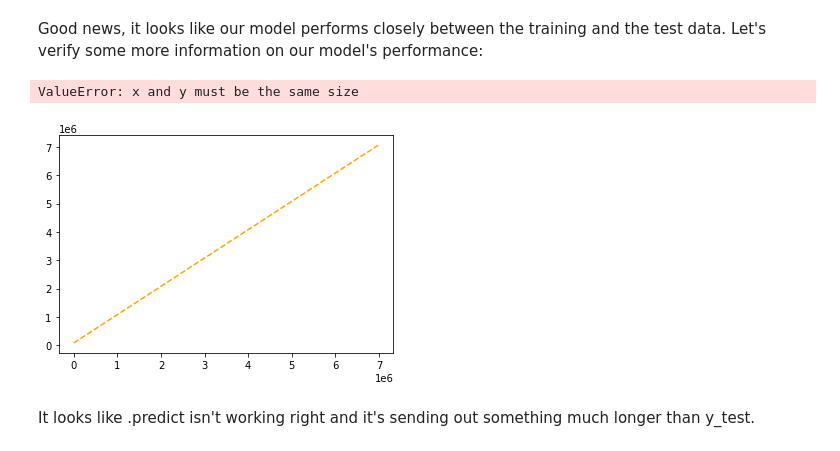
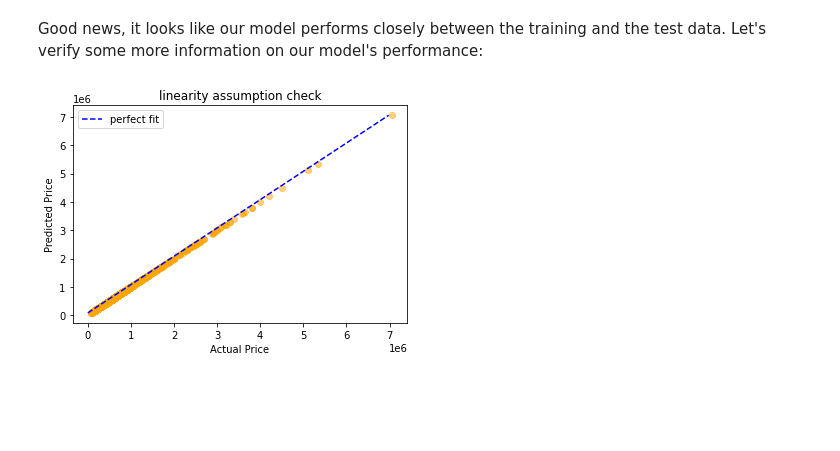
Before and after one commit to joeldmott/dsc-phase-2-project-v2-3, a Jupyter notebook: student.ipynb, the cells around one changed output. Drawn from its saved outputs; the diff is of its cells as text; code cells hidden in the pictures; blank space fills up the shorter version.

Commit message:
finished notebook and added two images for the presentation

```diff
--- a/student.ipynb
+++ b/student.ipynb
@@ -845,0 +732,7 @@ X_test
+# %%
+X_test['date'] = pd.to_datetime(X_test['date'])
+X_test['date'] = pd.DatetimeIndex(X_test['date']).month
+X_test.rename(columns = {'date': 'month_of_sale'}, inplace = True)
+# %%
+X_test['summer_purchase'] = np.where((X_test['month_of_sale'] > 5) & (X_test['month_of_sale'] < 9), 1, 0)
+X_test['summer_purchase']
@@ -846,11 +752,6 @@ X_test
 # %%
-#final_X_test_predictors = X_test[['sds_8', 'sds_9', 'sds_10', 'sds_11', 'sds_12',\
-#                      'bdrm_2', 'bdrm_3', 'bdrm_4', 'bdrm_5',\
-#                      'bdrm_6', 'bdrm_7', 'bdrm_8', 'bdrm_9',\
-#                      'sqft_living_log']]
 final_X_test_predictors = X_test[['sds_8', 'sds_9', 'sds_10', 'sds_11', 'sds_12',\
-                      'bdrm_2', 'bdrm_3', 'bdrm_4', 'bdrm_5',\
-                      'bdrm_6', 'bdrm_7', 'bdrm_8', 'bdrm_9',\
-                      'sqft_living']]
+                                  'bedrooms', 'sqft_living_log', 'summer_purchase']]
 final_X_test_predictors = sm.add_constant(final_X_test_predictors)
-final_X_test_predictors = np.array(final_X_test_predictors).reshape(-1,1)
+final_X_test_predictors = np.array(final_X_test_predictors).reshape(-1,9)
+final_X_test_predictors
@@ -877,3 +792,5 @@ y_test.shape
 #final_X_test_predictors = np.array(final_X_test_predictors).reshape(-1,1)
 #final_X_test_predictors = np.array(final_X_test_predictors).reshape(15, -1)
 #final_y_test = np.array(y_test_log).reshape(-1,1)
+# %%
+final_model.fit(final_X_test_predictors, y_test)
@@ -927,14 +839,12 @@ y_hat = final_model.predict(final_X_test_predictors)
 # %%
 fig, ax = plt.subplots()
 
-#perfect_line = np.arange(final_y_test.min(), final_y_test.max())
-perfect_line = np.arange(y_test.min(), y_test.max())
-ax.plot(perfect_line, linestyle="--", color="orange", label="Perfect Fit")
-#ax.scatter(final_y_test, preds, alpha=0.5)
-ax.scatter(y_test, final_X_test_predictors, alpha=0.5)
+perfect_line = np.arange(y_test['price'].min(), y_test['price'].max())
+ax.plot(perfect_line, linestyle="--", color="blue", label="perfect fit")
+ax.scatter(y_test, y_test, color="orange", alpha=0.5)
 ax.set_xlabel("Actual Price")
 ax.set_ylabel("Predicted Price")
+ax.set_title("linearity assumption check")
 ax.legend();
 # %% [output]
-ValueError: x and y must be the same size
-[figure, old version]
+[figure, new version]
@@ -945,5 +851,3 @@ final_y_test.shape
-# %% [markdown]
-It looks like .predict isn't working right and it's sending out something much longer than y_test.
 # %%
 #training data predictors
 lm_train_predictions = final_model.predict(predictors)
```
Also changed, not shown: parts of 128 cells of this notebook, 2 other files.
